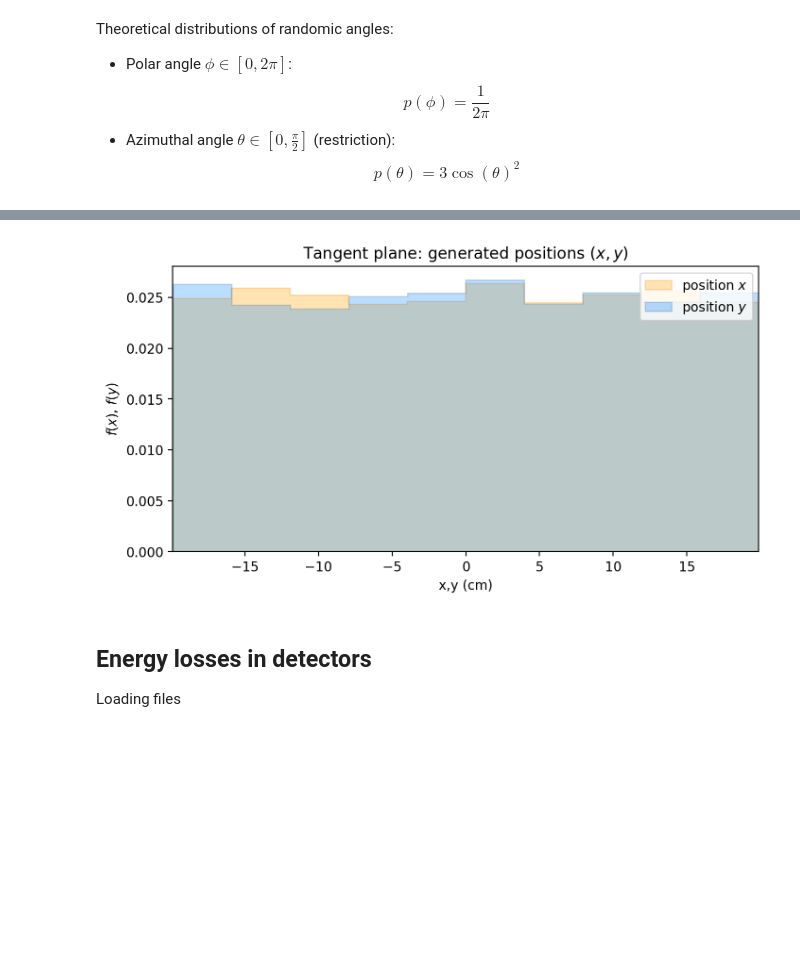
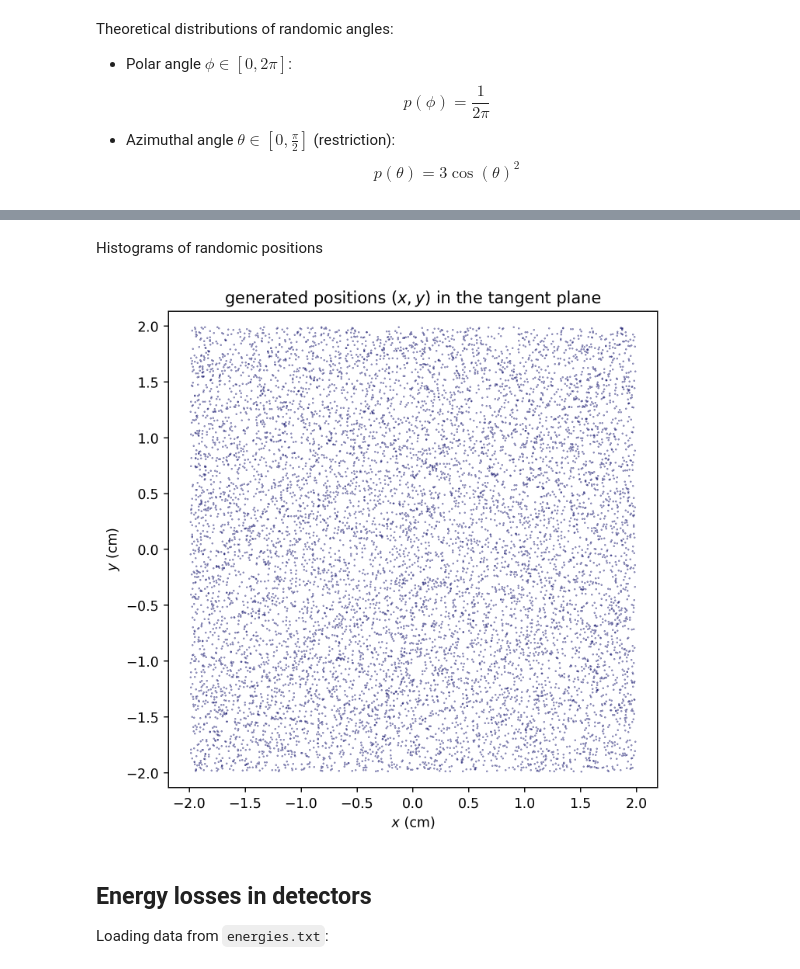
Before and after one commit to emanuelitoss/DreamExperiment, a Jupyter notebook: analysisDreamSimulation/dreamAnalysis.ipynb, the cells around one changed output, grey strips where cells are left out. Cells and saved outputs as stored; diff of their text form; code cells hidden in the pictures; blank space fills up the shorter version.

```diff
--- a/analysisDreamSimulation/dreamAnalysis.ipynb
+++ b/analysisDreamSimulation/dreamAnalysis.ipynb
@@ -67,20 +73,23 @@ plt.show()
-# %%
-fig = plt.figure(111, figsize=(8,4), dpi=200)
-
-plt.title('Tangent plane: generated positions $(x,y)$')
-plt.xlabel('x,y (cm)')
-plt.ylabel('$f(x)$, $f(y)$')
-plt.xlim(min(min(x),min(y)), max(max(x),max(y)))
-plt.hist(x,lw=1, label='position $x$', histtype="stepfilled", color='orange', ec='darkorange', alpha=0.3, density=True)
-plt.hist(y,lw=1, label='position $y$', histtype="stepfilled", color='dodgerblue', ec='steelblue', alpha=0.3, density=True)
-plt.legend()
-plt.show()
-# %% [output]
-[figure, removed]
+# %% [markdown]
+Histograms of randomic positions
+# %%
+fig = plt.figure(111, figsize=(6.5,6.5), dpi=250)
+
+plt.plot(x, y, marker='.', markersize=0.5, lw=0, color='midnightblue')
+
+plt.title('generated positions $(x,y)$ in the tangent plane')
+plt.xlabel('$x$ (cm)')
+plt.ylabel('$y$ (cm)')
+plt.xlim(min(x), max(x))
+plt.ylim(min(y), max(y))
+plt.axis('equal')
+plt.show()
+# %% [output]
+[figure, added]
 # %% [markdown]
 ## Energy losses in detectors
 
-Loading files
+Loading data from `energies.txt`:
 # %%
 # loading data from simulation
 energyBGO, energyScint1, energyScint2 = np.loadtxt("energies.txt", unpack=True, usecols=(0,1,2))
```
Also changed, not shown: parts of 20 cells of this notebook, 7 other files.
